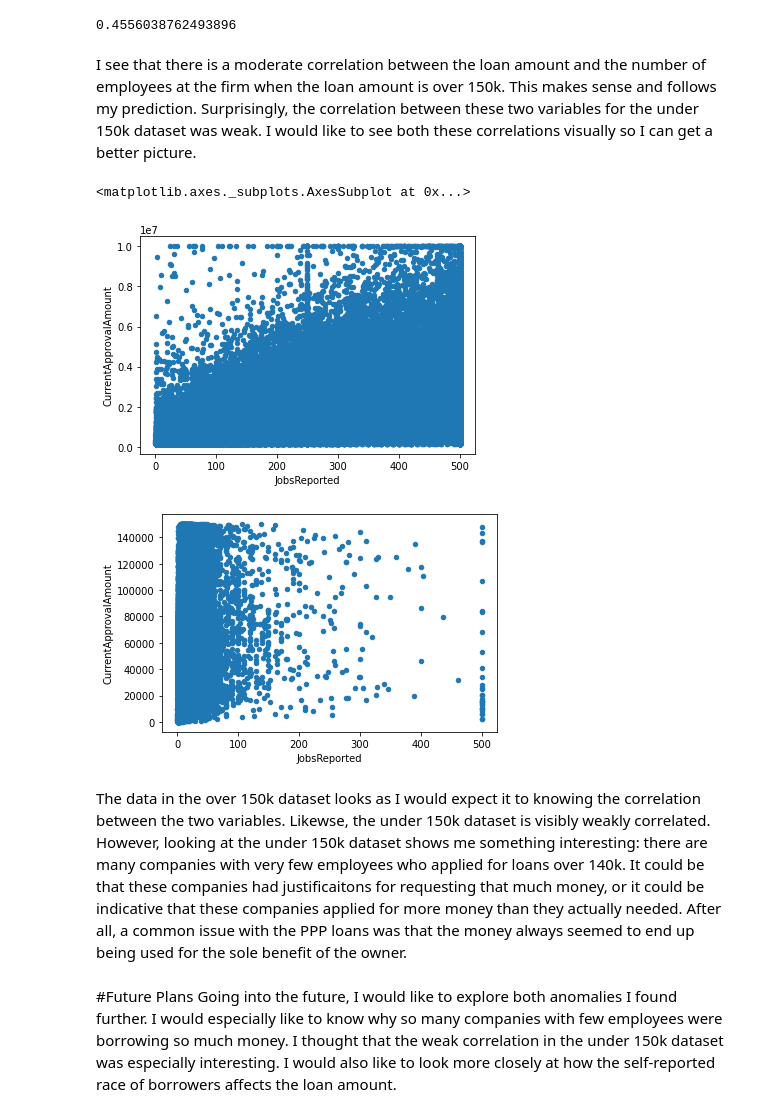
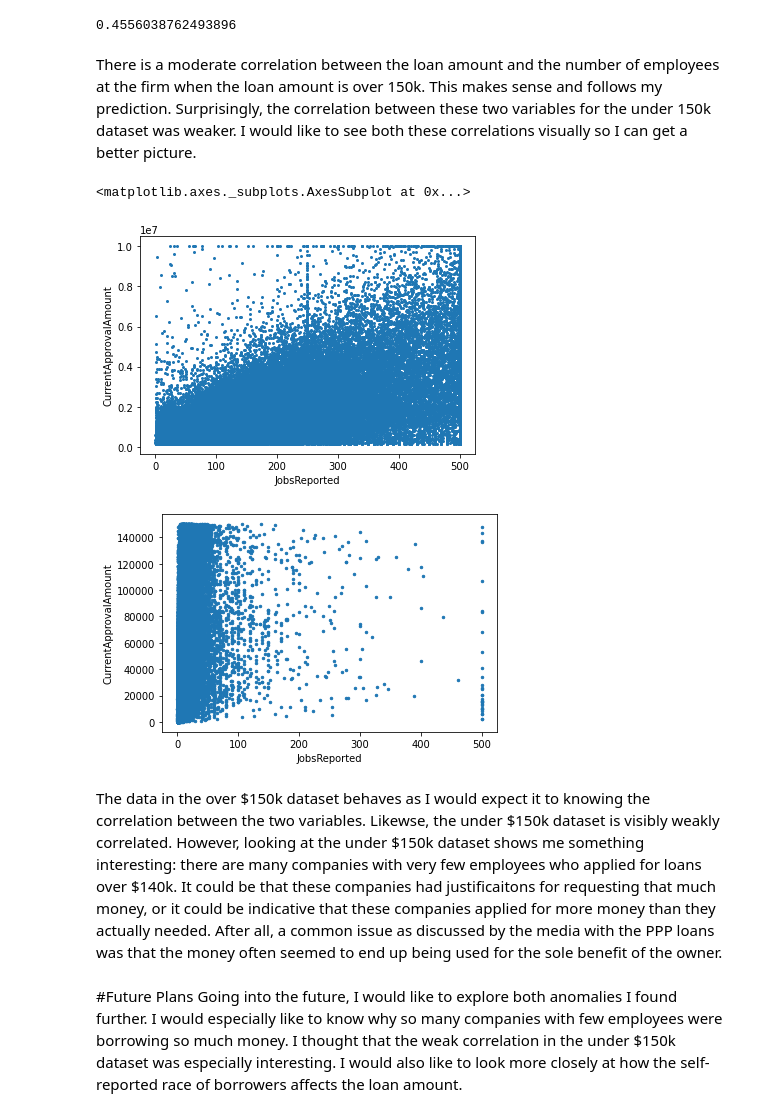
Before and after one commit to AntonDeFranco/AntonDeFranco.github.io, a Jupyter notebook: Data_Science_Milestone_1.ipynb, the cells around one changed output. Drawn from its saved outputs; the diff is of its cells as text; code cells hidden in the pictures.

```diff
--- a/Data_Science_Milestone_1.ipynb
+++ b/Data_Science_Milestone_1.ipynb
@@ -140,19 +140,20 @@ cor_under
 # %% [output]
 0.4556038762493896
 # %% [markdown]
-I see that there is a moderate correlation between the loan amount and the number of employees at the firm when the loan amount is over 150k. This makes sense and follows my prediction. Surprisingly, the correlation between these two variables for the under 150k dataset was weak. I would like to see both these correlations visually so I can get a better picture.
+There is a moderate correlation between the loan amount and the number of employees at the firm when the loan amount is over 150k. This makes sense and follows my prediction. Surprisingly, the correlation between these two variables for the under 150k dataset was weaker. I would like to see both these correlations visually so I can get a better picture.
 # %%
-df_over.plot.scatter(x='JobsReported',y='CurrentApprovalAmount')
-df_under.plot.scatter(x='JobsReported',y='CurrentApprovalAmount')
+#changed size of dots for readability
+df_over.plot.scatter(x='JobsReported',y='CurrentApprovalAmount',s=4)
+df_under.plot.scatter(x='JobsReported',y='CurrentApprovalAmount', s=6)
 # %% [output]
 <matplotlib.axes._subplots.AxesSubplot at 0x...>
-[figure, old version]
+[figure, new version]
-[figure, old version]
+[figure, new version]
 # %% [markdown]
-The data in the over 150k dataset looks as I would expect it to knowing the correlation between the two variables. Likewse, the under 150k dataset is visibly weakly correlated. However, looking at the under 150k dataset shows me something interesting: there are many companies with very few employees who applied for loans over 140k. It could be that these companies had justificaitons for requesting that much money, or it could be indicative that these companies applied for more money than they actually needed. After all, a common issue with the PPP loans was that the money always seemed to end up being used for the sole benefit of the owner.
+The data in the over \$150k dataset behaves as I would expect it to knowing the correlation between the two variables. Likewse, the under \$150k dataset is visibly weakly correlated. However, looking at the under \$150k dataset shows me something interesting: there are many companies with very few employees who applied for loans over \$140k. It could be that these companies had justificaitons for requesting that much money, or it could be indicative that these companies applied for more money than they actually needed. After all, a common issue as discussed by the media with the PPP loans was that the money often seemed to end up being used for the sole benefit of the owner.
 # %% [markdown]
 #Future Plans
-Going into the future, I would like to explore both anomalies I found further. I would especially like to know why so many companies with few employees were borrowing so much money. I thought that the weak correlation in the under 150k dataset was especially interesting. I would also like to look more closely at how the self-reported race of borrowers affects the loan amount.
+Going into the future, I would like to explore both anomalies I found further. I would especially like to know why so many companies with few employees were borrowing so much money. I thought that the weak correlation in the under \$150k dataset was especially interesting. I would also like to look more closely at how the self-reported race of borrowers affects the loan amount.
 # %%
 %%shell
 jupyter nbconvert --to html /content/drive/MyDrive/Colab_Notebooks/Data_Science_Milestone_1.ipynb
```
Also changed, not shown: parts of 11 cells of this notebook, 1 other file.
